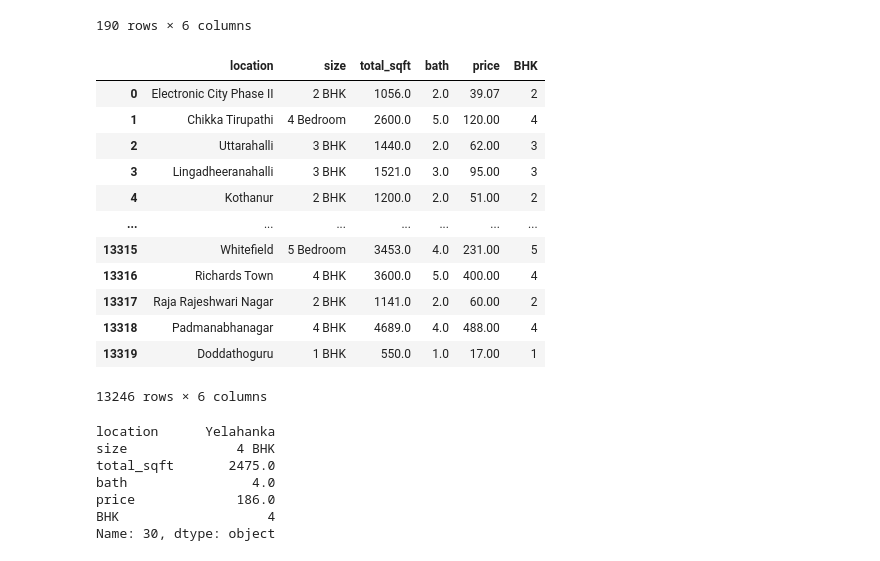
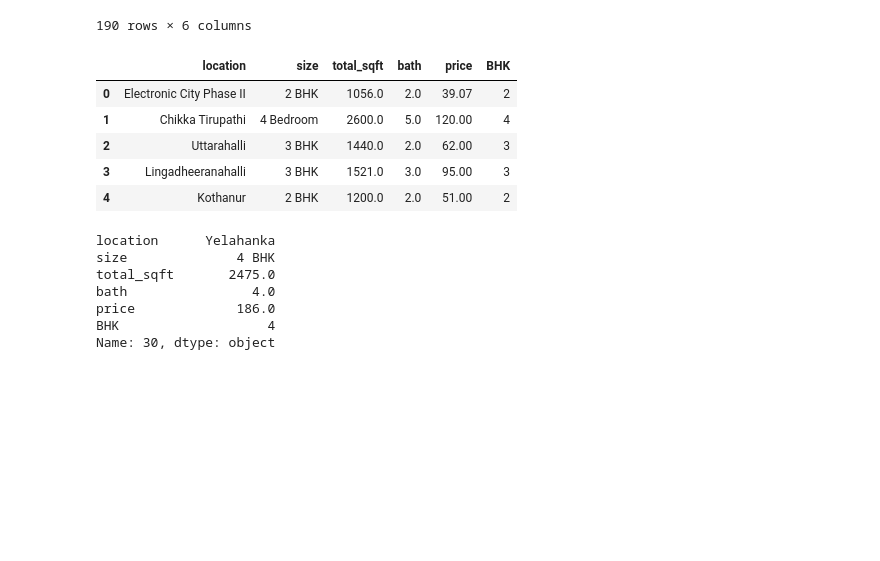
Before and after one commit to junaideveloper/rea_estate_price_prediction, a Jupyter notebook: price_prediction.ipynb, the cells around one changed output. Saved outputs shown, nothing was run; the diff lists cells and outputs as text; code cells hidden in the pictures; blank space fills up the shorter version.

```diff
--- a/price_prediction.ipynb
+++ b/price_prediction.ipynb
@@ -152,21 +156,14 @@ df4 = df3.copy()
 # %%
 df4['total_sqft'] = df4['total_sqft'].apply(convert_sqft_num)
 # %%
-df4
+df4.head()
 # %% [output]
 |  | location | size | total_sqft | bath | price | BHK |
 | 0 | Electronic City Phase II | 2 BHK | 1056.0 | 2.0 | 39.07 | 2 |
 | 1 | Chikka Tirupathi | 4 Bedroom | 2600.0 | 5.0 | 120.00 | 4 |
 | 2 | Uttarahalli | 3 BHK | 1440.0 | 2.0 | 62.00 | 3 |
 | 3 | Lingadheeranahalli | 3 BHK | 1521.0 | 3.0 | 95.00 | 3 |
 | 4 | Kothanur | 2 BHK | 1200.0 | 2.0 | 51.00 | 2 |
-| ... | ... | ... | ... | ... | ... | ... |
-| 13315 | Whitefield | 5 Bedroom | 3453.0 | 4.0 | 231.00 | 5 |
-| 13316 | Richards Town | 4 BHK | 3600.0 | 5.0 | 400.00 | 4 |
-| 13317 | Raja Rajeshwari Nagar | 2 BHK | 1141.0 | 2.0 | 60.00 | 2 |
-| 13318 | Padmanabhanagar | 4 BHK | 4689.0 | 4.0 | 488.00 | 4 |
-| 13319 | Doddathoguru | 1 BHK | 550.0 | 1.0 | 17.00 | 1 |
-13246 rows × 6 columns
 # %%
 df4.loc[30]
 # %% [output]
```
Also changed, not shown: parts of 15 cells of this notebook.
